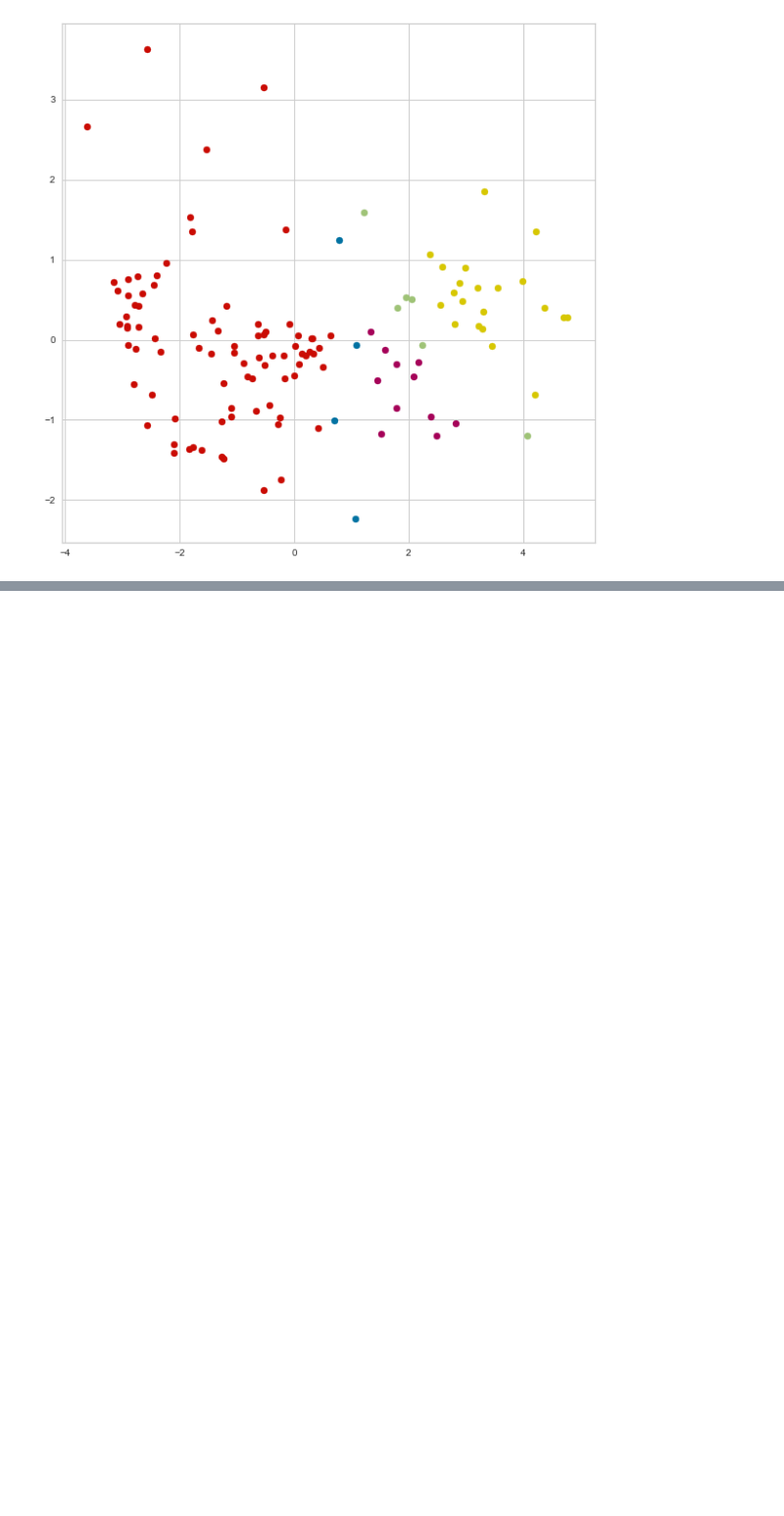
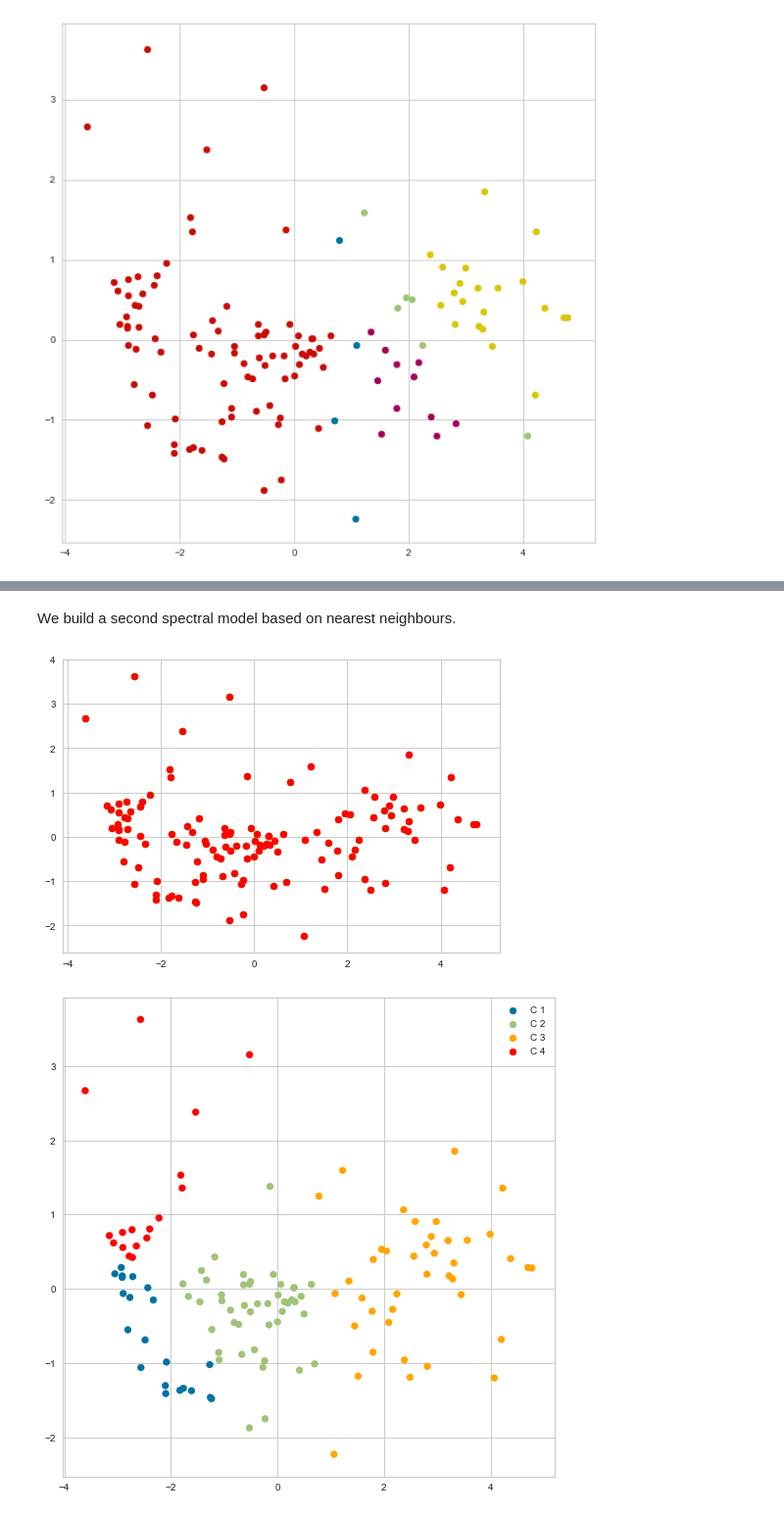
Before and after one commit to herbmks/MDA-Tuvalu, a Jupyter notebook: modelling socio economic (Harold).ipynb, the cells around one changed output, grey strips where cells are left out. Shown at 98% size. Drawn from its saved outputs; the diff is of its cells as text; code cells hidden in the pictures; blank space fills up the shorter version.

Commit message:
update
includes all clustering based methods. Only to-do is adding the tree part

```diff
--- a/modelling socio economic (Harold).ipynb
+++ b/modelling socio economic (Harold).ipynb
@@ -357,0 +358,38 @@ plt.show()
+# %% [markdown]
+We build a second spectral model based on nearest neighbours.
+# %%
+spec_cl = SpectralClustering(
+    n_clusters=4,
+    n_neighbors=5,
+    random_state=42,
+    affinity='nearest_neighbors')
+
+df_tmp2['cluster_cl'] = spec_cl.fit_predict(df_tmp2[['P1', 'P2']])
+
+labels_nearest = spec_cl.fit_predict(df_tmp2)
+
+# Building the label to colour mapping
+colours = {}
+colours[0] = 'b'
+colours[1] = 'g'
+colours[2] = 'orange'
+colours[3] = 'red'
+colours[4] = 'gray'
+# Building the colour vector for each data point
+cvec = [colours[label] for label in labels_nearest]
+
+# Plotting the clustered scatter plot
+
+b = plt.scatter(df_tmp2['P1'], df_tmp2['P2'], color ='b');
+y = plt.scatter(df_tmp2['P1'], df_tmp2['P2'], color ='g');
+r = plt.scatter(df_tmp2['P1'], df_tmp2['P2'], color ='orange');
+r1 = plt.scatter(df_tmp2['P1'], df_tmp2['P2'], color ='red');
+#gr = plt.scatter(df_tmp2['P1'], df_tmp2['P2'], color ='gray');
+
+plt.figure(figsize =(9, 9))
+plt.scatter(df_tmp2['P1'], df_tmp2['P2'], c = cvec)
+plt.legend((b, y,r,r1), ('C 1', 'C 2','C 3','C 4'))
+plt.show()
+# %% [output]
+[figure, added]
+[figure, added]
```
Also changed, not shown: parts of 13 cells of this notebook.
